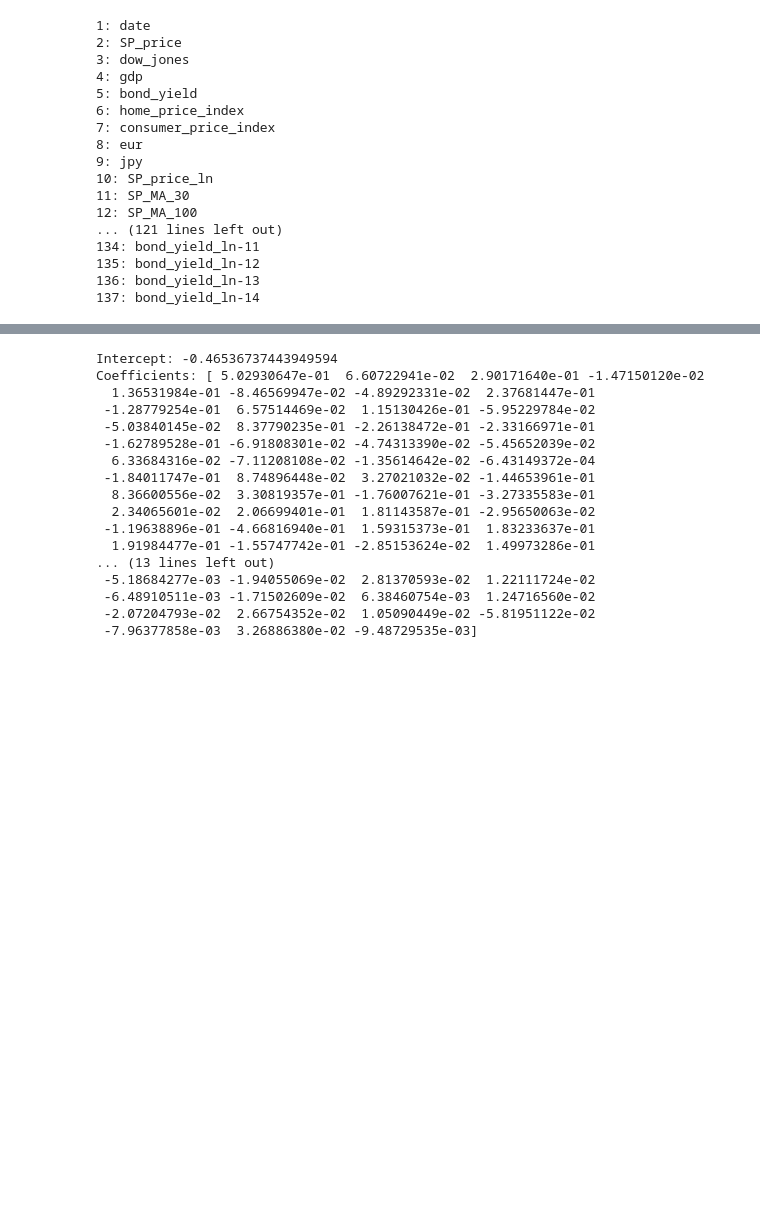
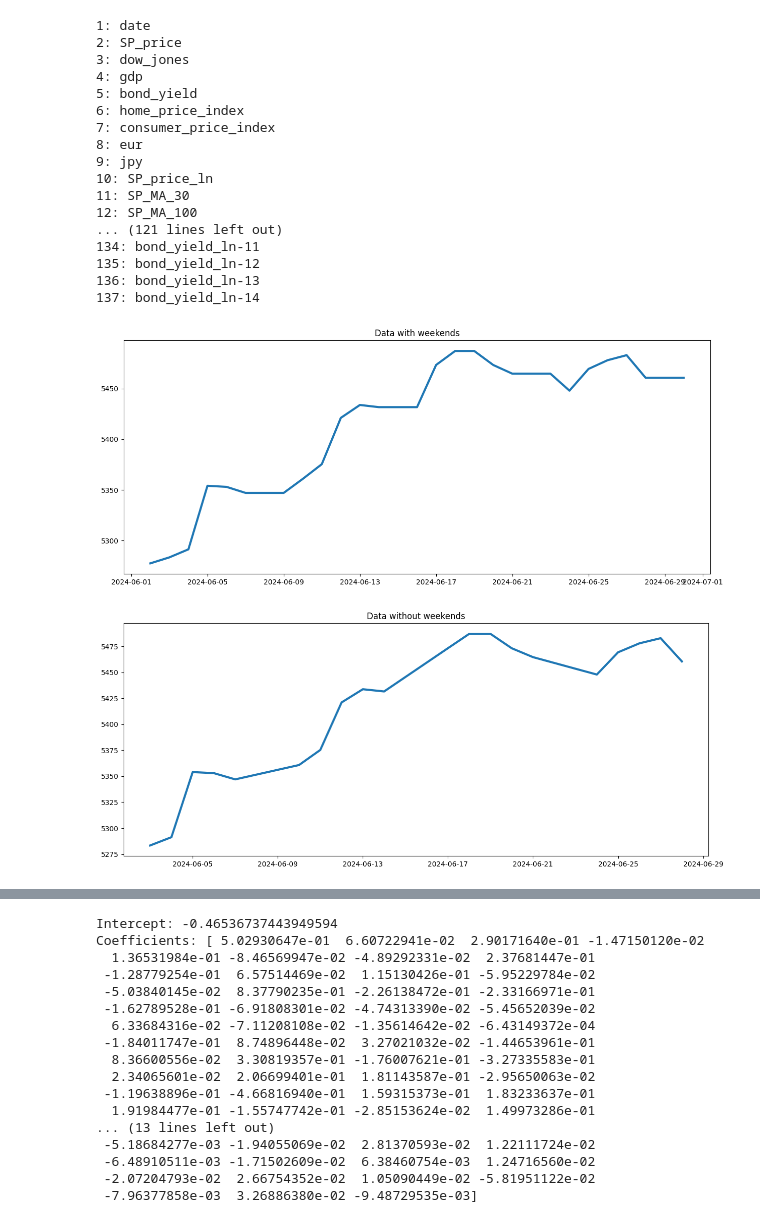
Before and after one commit to cocorowachi/CSC2621_SandP_Prediction, a Jupyter notebook: Data Process.ipynb, the cells around one changed output, grey strips where cells are left out. Cells and saved outputs as stored; diff of their text form; code cells hidden in the pictures; blank space fills up the shorter version.

Commit message:
example graphs

```diff
--- a/Data Process.ipynb
+++ b/Data Process.ipynb
@@ -188,7 +143,9 @@ for f in daily_features:
     for i in range(1,lookback+1):
         df[f + f"-{i}"] = df[f].shift(i)
 # df.iloc[35177:35187]
+df_with_wknd = df.copy()
 df = df[df['date'].dt.weekday < 5].reset_index(drop=True)
+
 df.shape
 # %% [output]
 (10002, 137)
@@ -215,3 +172,19 @@ for col in df.columns:
 135: bond_yield_ln-12
 136: bond_yield_ln-13
 137: bond_yield_ln-14
+# %%
+start, end = ('2024-6-1','2024-7-1')
+df_with_wknd_event = df_with_wknd[(df_with_wknd['date'] > pd.to_datetime(start)) & (df_with_wknd['date'] < pd.to_datetime(end))]
+df_event = df[(df['date'] > pd.to_datetime(start)) & (df['date'] < pd.to_datetime(end))]
+
+plt.figure(figsize = (15,6))
+plt.plot(df_with_wknd_event['date'],df_with_wknd_event['SP_price'], linewidth=3)
+plt.title('Data with weekends')
+plt.show()
+plt.figure(figsize = (15,6))
+plt.plot(df_event['date'],df_event['SP_price'], linewidth=3)
+plt.title('Data without weekends')
+plt.show()
+# %% [output]
+[figure, added]
+[figure, added]
```
Also changed, not shown: parts of 2 cells of this notebook.
